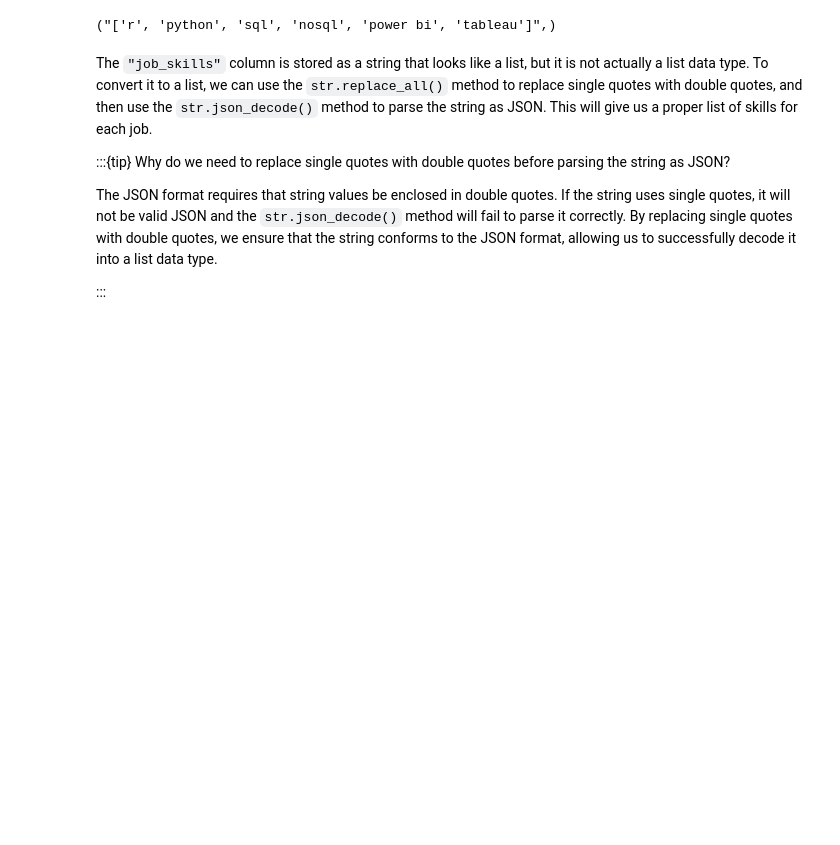
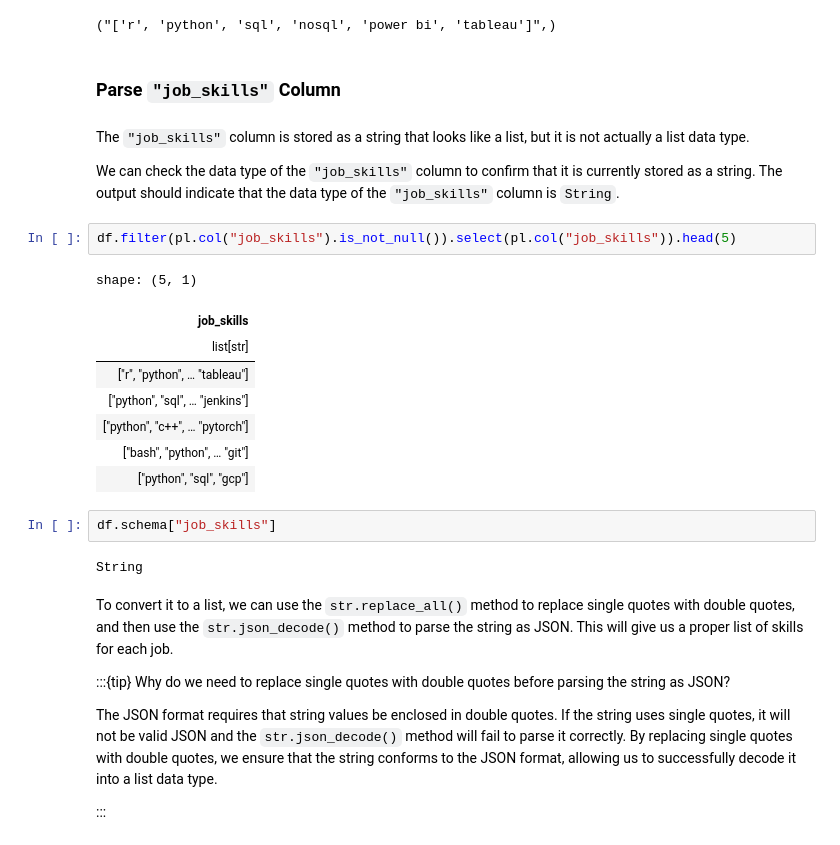
Before and after one commit to bdi593/textbook, a Jupyter notebook: content/data-job-postings/preprocessing.ipynb, the cells around one changed output. Cells and saved outputs as stored; diff of their text form; blank space fills up the shorter version.

```diff
--- a/content/data-job-postings/preprocessing.ipynb
+++ b/content/data-job-postings/preprocessing.ipynb
@@ -169,8 +171,29 @@ The dataset has over 780,000 rows, but only one row has a null value in the `job
 df.filter(pl.col("job_skills").is_not_null()).select(pl.col("job_skills")).row(0)
 # %% [output]
 ("['r', 'python', 'sql', 'nosql', 'power bi', 'tableau']",)
+# %% [markdown]
+### Parse `"job_skills"` Column
+# %% [markdown]
+The `"job_skills"` column is stored as a string that looks like a list, but it is not actually a list data type.
+
+We can check the data type of the `"job_skills"` column to confirm that it is currently stored as a string. The output should indicate that the data type of the `"job_skills"` column is `String`.
+# %%
+df.filter(pl.col("job_skills").is_not_null()).select(pl.col("job_skills")).head(5)
+# %% [output]
+shape: (5, 1)
+| job_skills |
+| list[str] |
+| ["r", "python", … "tableau"] |
+| ["python", "sql", … "jenkins"] |
+| ["python", "c++", … "pytorch"] |
+| ["bash", "python", … "git"] |
+| ["python", "sql", "gcp"] |
+# %%
+df.schema["job_skills"]
+# %% [output]
+String
 # %% [markdown]
-The `"job_skills"` column is stored as a string that looks like a list, but it is not actually a list data type. To convert it to a list, we can use the `str.replace_all()` method to replace single quotes with double quotes, and then use the `str.json_decode()` method to parse the string as JSON. This will give us a proper list of skills for each job.
+To convert it to a list, we can use the `str.replace_all()` method to replace single quotes with double quotes, and then use the `str.json_decode()` method to parse the string as JSON. This will give us a proper list of skills for each job.
 
 :::{tip} Why do we need to replace single quotes with double quotes before parsing the string as JSON?
 
```
Also changed, not shown: parts of 18 cells of this notebook.
